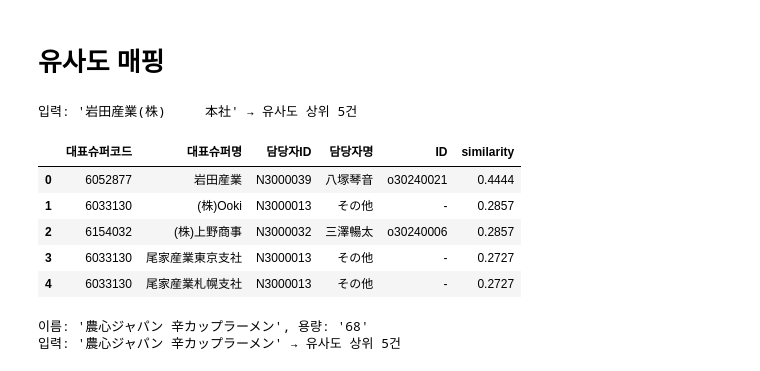
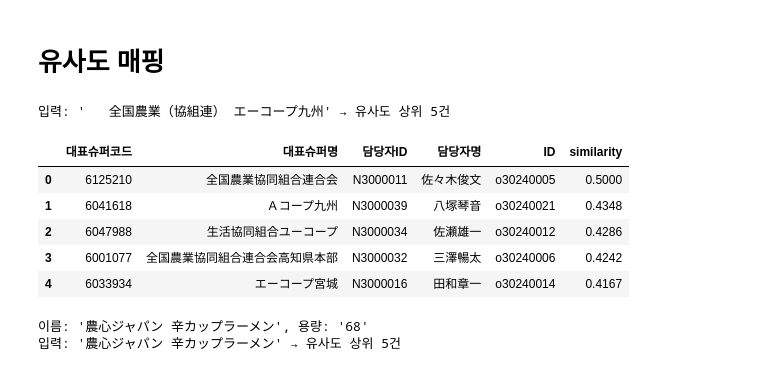
Before and after one commit to mushrhyme/easy-rebate, a Jupyter notebook: notepad.ipynb, the cells around one changed output. Cells and saved outputs as stored; diff of their text form; code cells hidden in the pictures.

```diff
--- a/notepad.ipynb
+++ b/notepad.ipynb
@@ -143,8 +138,8 @@ unit_price.to_csv("database/unit_price.csv", index=False)
 # %% [markdown]
 # 유사도 매핑
 # %%
-# 슈퍼명 유사도 테스트 (db_manager와 동일한 개념, CSV에서 테스트)
-# DB는 pg_trgm similarity() 사용. 여기서는 difflib으로 유사도 0~1 계산
+# 슈퍼명 유사도 테스트 (CSV 참고용). 실제 앱(내 담당만 등)은 DB pg_trgm 사용 → 결과가 다를 수 있음.
+# 여기서는 difflib으로 유사도 0~1 계산 (앱과 동일한 알고리즘 아님)
 import pandas as pd
 from pathlib import Path
 from difflib import SequenceMatcher
@@ -197,7 +192,7 @@ def find_similar_supers(
     sub_min_similarity: float = 0.0,
 ):
     """
-    입력한 슈퍼명과 super_import.csv의 대표슈퍼명(또는 지정 컬럼) 중 유사도 높은 순으로 반환.
+    입력한 슈퍼명과 retail_user.csv의 대표슈퍼명(또는 지정 컬럼) 중 유사도 높은 순으로 반환.
     2개 이상의 컬럼 유사도 필터 지원: col과 sub_col을 각각 비교.
     """
     path = Path(csv_path)
@@ -247,18 +242,19 @@ def find_similar_supers(
         rows.sort(key=lambda x: x.get("similarity", 0), reverse=True)
     return pd.DataFrame(rows).head(top_k)
 # %%
-INPUT_SUPER_NAME = "岩田産業(株)     本社"   # 예: オザム, バザール, 信濃屋, マエダ, ファミリーマート 등
-top = find_similar_supers(INPUT_SUPER_NAME, csv_path="database/super_import.csv", col="대표슈퍼명", top_k=5, min_similarity=0.2)
+INPUT_SUPER_NAME = "岩田産業(株)     本社"
+INPUT_SUPER_NAME = "	全国農業（協組連） エーコープ九州"
+top = find_similar_supers(INPUT_SUPER_NAME, csv_path="database/csv/retail_user.csv", col="대표슈퍼명", top_k=5, min_similarity=0.2)
 print(f"입력: '{INPUT_SUPER_NAME}' → 유사도 상위 {len(top)}건")
 display(top)
 # %% [output]
-입력: '岩田産業(株)     本社' → 유사도 상위 5건
+입력: '   全国農業（協組連） エーコープ九州' → 유사도 상위 5건
 |  | 대표슈퍼코드 | 대표슈퍼명 | 담당자ID | 담당자명 | ID | similarity |
-| 0 | 6052877 | 岩田産業 | N3000039 | 八塚琴音 | o30240021 | 0.4444 |
-| 1 | 6033130 | (株)Ooki | N3000013 | その他 | - | 0.2857 |
-| 2 | 6154032 | (株)上野商事 | N3000032 | 三澤暢太 | o30240006 | 0.2857 |
-| 3 | 6033130 | 尾家産業東京支社 | N3000013 | その他 | - | 0.2727 |
-| 4 | 6033130 | 尾家産業札幌支社 | N3000013 | その他 | - | 0.2727 |
+| 0 | 6125210 | 全国農業協同組合連合会 | N3000011 | 佐々木俊文 | o30240005 | 0.5000 |
+| 1 | 6041618 | Ａコープ九州 | N3000039 | 八塚琴音 | o30240021 | 0.4348 |
+| 2 | 6047988 | 生活協同組合ユーコープ | N3000034 | 佐瀬雄一 | o30240012 | 0.4286 |
+| 3 | 6001077 | 全国農業協同組合連合会高知県本部 | N3000032 | 三澤暢太 | o30240006 | 0.4242 |
+| 4 | 6033934 | エーコープ宮城 | N3000016 | 田和章一 | o30240014 | 0.4167 |
 # %%
 INPUT_SUPER_NAME = "農心ジャパン 辛カップラーメン ６８Ｇ"
 base_name, capacity = split_name_and_capacity(INPUT_SUPER_NAME)
```
Also changed, not shown: parts of 13 cells of this notebook, 8 other files.
